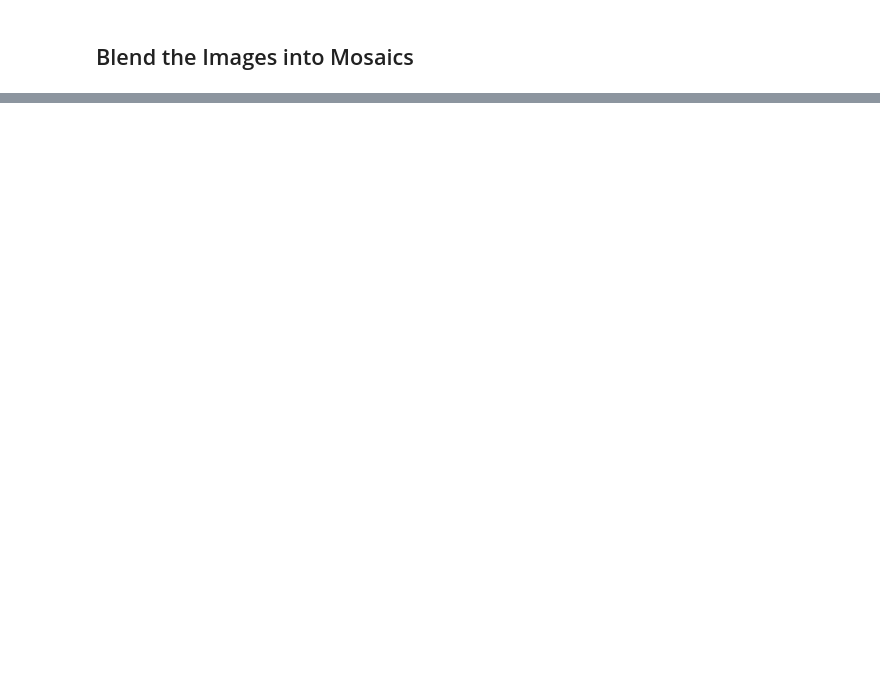
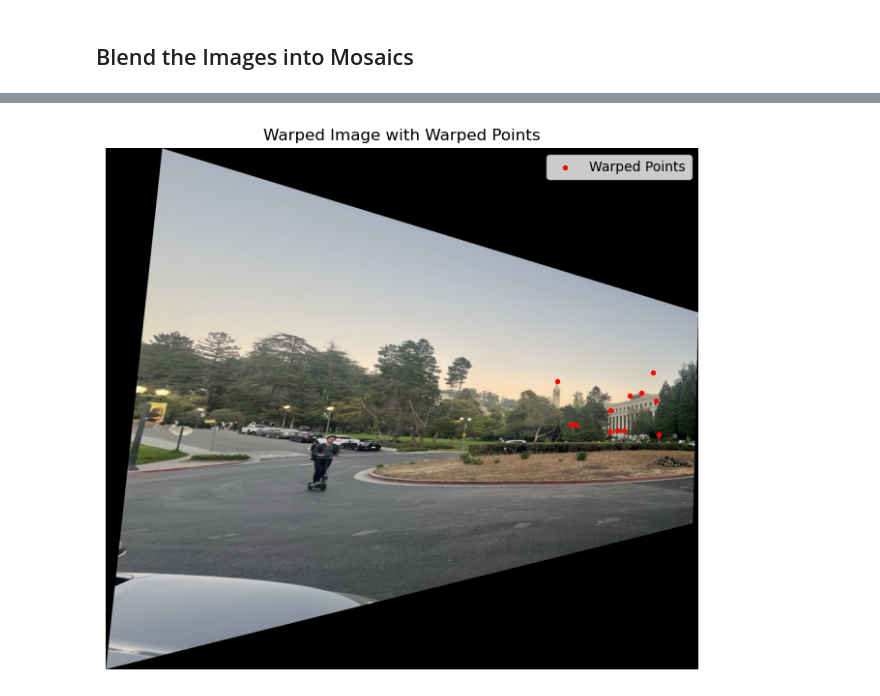
Before and after one commit to filipbagen/cs-180, a Jupyter notebook: p4-image-warping-and-mosaicing/code/main.ipynb, the cells around one changed output, grey strips where cells are left out. Saved outputs shown, nothing was run; the diff lists cells and outputs as text; code cells hidden in the pictures; blank space fills up the shorter version.

```diff
--- a/p4-image-warping-and-mosaicing/code/main.ipynb
+++ b/p4-image-warping-and-mosaicing/code/main.ipynb
@@ -225,0 +178,40 @@ plt.show()
+# %%
+# Compute the homography matrix
+H2 = computeH(im1_points, im2_points)
+
+# Warp the right image to the left image's perspective
+warped_left, min_x, min_y = warpImage(panorama_left, H2)
+# %%
+def warpPoints(points, H, min_x, min_y):
+    # Convert points to homogeneous coordinates by adding a third column of ones
+    num_points = points.shape[0]
+    homogeneous_points = np.hstack([points, np.ones((num_points, 1))])
+
+    # Apply the homography to the points
+    warped_points = H @ homogeneous_points.T
+
+    # Convert back from homogeneous coordinates to 2D
+    warped_points /= warped_points[2, :]  # Normalize by the third coordinate
+
+    # Apply the offset from the warped image's bounding box
+    warped_points[0, :] -= min_x
+    warped_points[1, :] -= min_y
+
+    # Return the x, y coordinates of the warped points
+    return warped_points[:2, :].T
+
+warped_points = warpPoints(im1_points, H2, min_x, min_y)
+
+plt.figure(figsize=(10, 7))
+
+# Display the warped image
+plt.imshow(warped_left)
+plt.scatter(warped_points[:, 0], warped_points[:, 1], c='r', s=8, label='Warped Points')
+
+# Add legend and display
+plt.legend()
+plt.title('Warped Image with Warped Points')
+plt.axis('off')
+plt.show()
+# %% [output]
+[figure, added]
```
Also changed, not shown: parts of 9 cells of this notebook, 5 other files.
